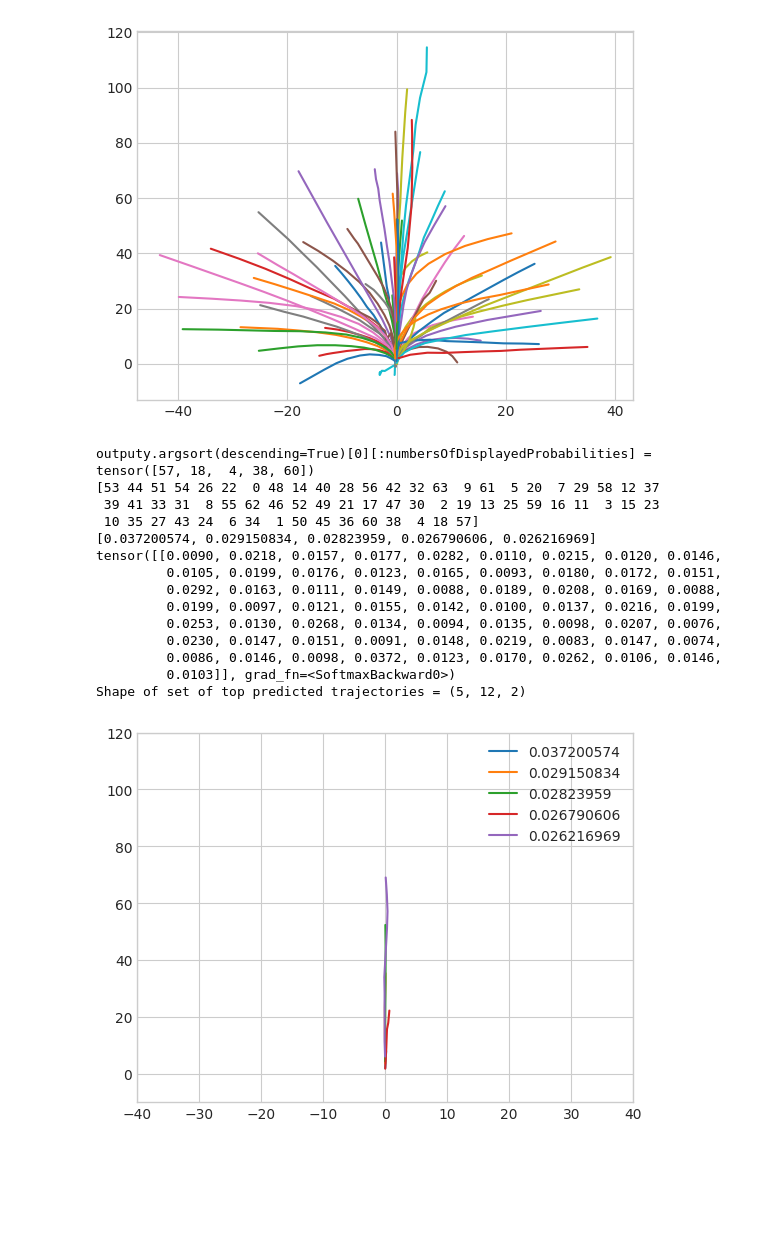
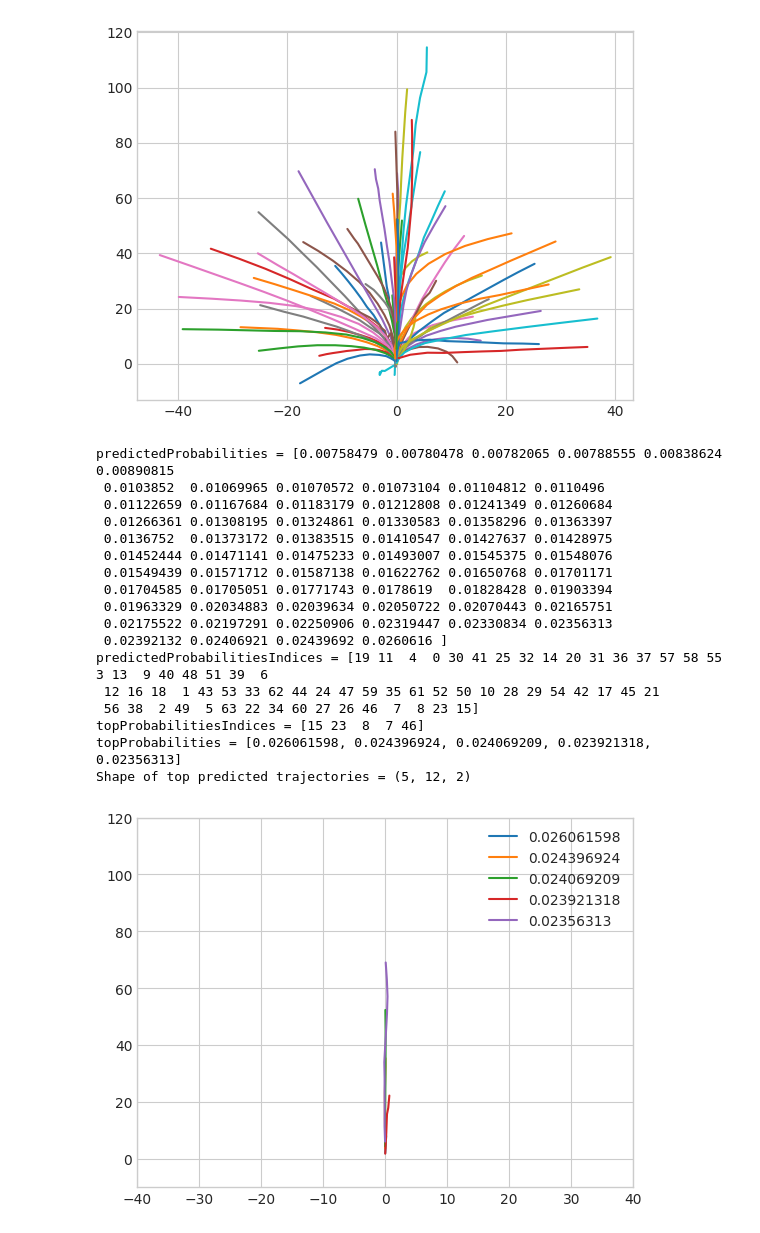
Before and after one commit to dolander1/nuscenes_dolander1, a Jupyter notebook: python-sdk/tutorials/HannesNotebook.ipynb, the cells around one changed output. Drawn from its saved outputs; the diff is of its cells as text; code cells hidden in the pictures; blank space fills up the shorter version.

```diff
--- a/python-sdk/tutorials/HannesNotebook.ipynb
+++ b/python-sdk/tutorials/HannesNotebook.ipynb
@@ -194,7 +195,6 @@ with open('data/sets/nuscenes-prediction-challenge-trajectory-sets/epsilon_8.pkl
 
 allTrajectories = np.array(data)
 print(f"Shape of set of all trajectories = {allTrajectories.shape}")
-# print(allTrajectories)
 
 ### Plot all trajectories
 modes = np.arange(allTrajectories.shape[0])
@@ -210,7 +210,7 @@ numbersOfDisplayedProbabilities = 5
 topPredictedTrajectories = allTrajectories[outputy.argsort(descending=True)[0][:numbersOfDisplayedProbabilities]] # Choose top 5 predictions
 
 # print(allTrajectories)
-print(f"outputy.argsort(descending=True)[0][:numbersOfDisplayedProbabilities] = {outputy.argsort(descending=True)[0][:numbersOfDisplayedProbabilities]}")
+# print(f"outputy.argsort(descending=True)[0][:numbersOfDisplayedProbabilities] = {outputy.argsort(descending=True)[0][:numbersOfDisplayedProbabilities]}")
 # print(topPredictedTrajectories)
 # predictedProbabilities = outputy[0][outputy.argsort(descending=True)[0][:5]]
 
@@ -226,49 +226,56 @@ print(f"outputy.argsort(descending=True)[0][:numbersOfDisplayedProbabilities] =
 ## TO GET INDICES
 outputyValues = outputy.detach().numpy().squeeze()
 predictedProbabilitiesIndices = np.argsort(outputyValues)
+predictedProbabilities = outputyValues[predictedProbabilitiesIndices]
 # topProbabilitiesIndices = predictedProbabilities[0][::-1][0:numbersOfDisplayedProbabilities]
 topProbabilitiesIndices = predictedProbabilitiesIndices[::-1][0:numbersOfDisplayedProbabilities]
 # predictedProbabilities = outputy.argsort(descending=True)
 # topProbabilities = predictedProbabilities[0][0:5]
 # topProbabilities = topProbabilitiesIndices
 
 # print(outputyValues)
 ## TO GET VALUES
 topProbabilities = []
 for index in topProbabilitiesIndices:
     topProbabilities.append(outputyValues[index])
 
-print((predictedProbabilitiesIndices))
-print(topProbabilities)
-print(outputy)
-print(f"Shape of set of top predicted trajectories = {topPredictedTrajectories.shape}")
+
+# print(f"outputy = {outputy}")
+print(f"predictedProbabilities = {predictedProbabilities}")
+print(f"predictedProbabilitiesIndices = {predictedProbabilitiesIndices}")
+print(f"topProbabilitiesIndices = {topProbabilitiesIndices}")
+print(f"topProbabilities = {topProbabilities}")
+print(f"Shape of top predicted trajectories = {topPredictedTrajectories.shape}")
 modes2 = np.arange(topPredictedTrajectories.shape[0])
 # timesteps = np.arange(12)
 for mode in modes2:
     plt.plot(allTrajectories[mode,timesteps,0],allTrajectories[mode,timesteps,1])
 plt.ylim([-10,120])
 plt.xlim([-40,40])
 # plt.legend(["1th prediction", "2nd prediction", "3rd prediction", "4th prediction", "5th prediction"])
 plt.legend(topProbabilities)
 plt.show()
 
 
 # Test line for pushing, again
 # %% [output]
 Shape of set of all trajectories = (64, 12, 2)
 [figure]
-outputy.argsort(descending=True)[0][:numbersOfDisplayedProbabilities] = tensor([57, 18,  4, 38, 60])
-[53 44 51 54 26 22  0 48 14 40 28 56 42 32 63  9 61  5 20  7 29 58 12 37
- 39 41 33 31  8 55 62 46 52 49 21 17 47 30  2 19 13 25 59 16 11  3 15 23
- 10 35 27 43 24  6 34  1 50 45 36 60 38  4 18 57]
-[0.037200574, 0.029150834, 0.02823959, 0.026790606, 0.026216969]
-tensor([[0.0090, 0.0218, 0.0157, 0.0177, 0.0282, 0.0110, 0.0215, 0.0120, 0.0146,
-         0.0105, 0.0199, 0.0176, 0.0123, 0.0165, 0.0093, 0.0180, 0.0172, 0.0151,
-         0.0292, 0.0163, 0.0111, 0.0149, 0.0088, 0.0189, 0.0208, 0.0169, 0.0088,
-         0.0199, 0.0097, 0.0121, 0.0155, 0.0142, 0.0100, 0.0137, 0.0216, 0.0199,
-         0.0253, 0.0130, 0.0268, 0.0134, 0.0094, 0.0135, 0.0098, 0.0207, 0.0076,
-         0.0230, 0.0147, 0.0151, 0.0091, 0.0148, 0.0219, 0.0083, 0.0147, 0.0074,
-         0.0086, 0.0146, 0.0098, 0.0372, 0.0123, 0.0170, 0.0262, 0.0106, 0.0146,
-         0.0103]], grad_fn=<SoftmaxBackward0>)
-Shape of set of top predicted trajectories = (5, 12, 2)
+predictedProbabilities = [0.00758479 0.00780478 0.00782065 0.00788555 0.00838624 0.00890815
+ 0.0103852  0.01069965 0.01070572 0.01073104 0.01104812 0.0110496
+ 0.01122659 0.01167684 0.01183179 0.01212808 0.01241349 0.01260684
+ 0.01266361 0.01308195 0.01324861 0.01330583 0.01358296 0.01363397
+ 0.0136752  0.01373172 0.01383515 0.01410547 0.01427637 0.01428975
+ 0.01452444 0.01471141 0.01475233 0.01493007 0.01545375 0.01548076
+ 0.01549439 0.01571712 0.01587138 0.01622762 0.01650768 0.01701171
+ 0.01704585 0.01705051 0.01771743 0.0178619  0.01828428 0.01903394
+ 0.01963329 0.02034883 0.02039634 0.02050722 0.02070443 0.02165751
+ 0.02175522 0.02197291 0.02250906 0.02319447 0.02330834 0.02356313
+ 0.02392132 0.02406921 0.02439692 0.0260616 ]
+predictedProbabilitiesIndices = [19 11  4  0 30 41 25 32 14 20 31 36 37 57 58 55  3 13  9 40 48 51 39  6
+ 12 16 18  1 43 53 33 62 44 24 47 59 35 61 52 50 10 28 29 54 42 17 45 21
+ 56 38  2 49  5 63 22 34 60 27 26 46  7  8 23 15]
+topProbabilitiesIndices = [15 23  8  7 46]
+topProbabilities = [0.026061598, 0.024396924, 0.024069209, 0.023921318, 0.02356313]
+Shape of top predicted trajectories = (5, 12, 2)
-[figure, old version]
+[figure, new version]
```
Also changed, not shown: parts of 6 cells of this notebook.
